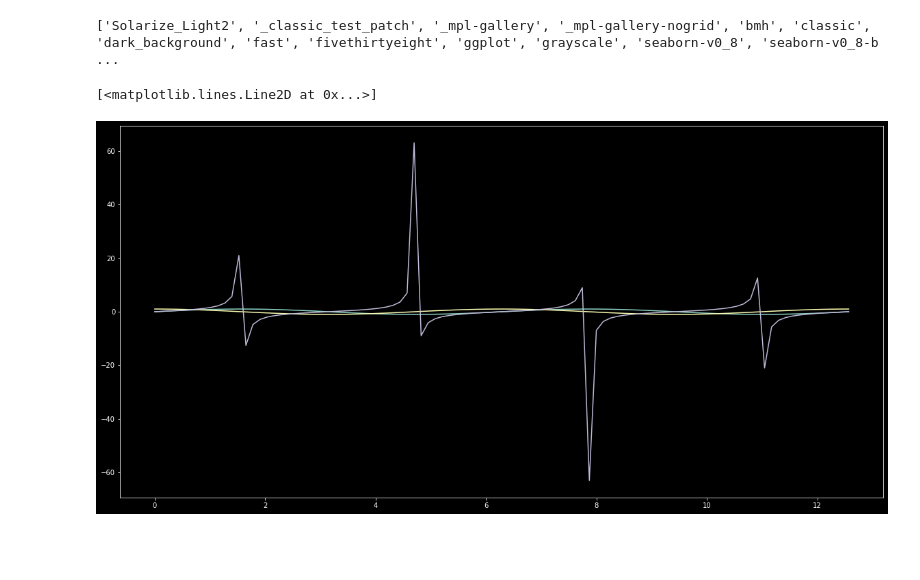
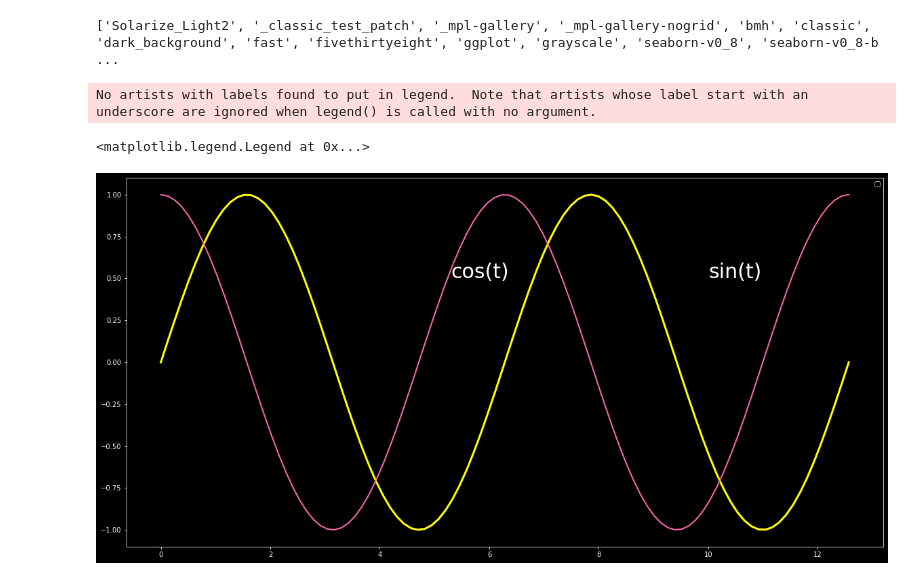
Before and after one commit to 31sanskriti/python-datascience, a Jupyter notebook: datascience/numpy_ex.ipynb, the cells around one changed output. Drawn from its saved outputs; the diff is of its cells as text; code cells hidden in the pictures; blank space fills up the shorter version.

```diff
--- a/datascience/numpy_ex.ipynb
+++ b/datascience/numpy_ex.ipynb
@@ -212,12 +210,16 @@ plt.style.use('dark_background')
 # %%
 plt.figure(figsize=(20,10))
 t = np.linspace(0,4*np.pi, 100)
 y= np.sin(t)
 x = np.cos(t)
-z = np.tan(t)
-plt.plot(t,y)
-plt.plot(t,x)
-plt.plot(t,z)
+#z = np.tan(t)
+plt.plot(t,y , color= 'yellow' , linewidth = 3)
+plt.plot(t,x , color = 'hotpink' , linewidth = 2)
+#plt.plot(t,z , color ='green' , linewidth = 3)
+plt.text(10,0.5 , 'sin(t)' , fontsize =30)
+plt.text(5.3,0.5 , 'cos(t)' , fontsize =30)
+plt.legend()
 # %% [output]
-[<matplotlib.lines.Line2D at 0x...>]
+No artists with labels found to put in legend.  Note that artists whose label start with an underscore are ignored when legend() is called with no argument.
+<matplotlib.legend.Legend at 0x...>
-[figure, old version]
+[figure, new version]
```
Also changed, not shown: parts of 6 cells of this notebook, 9 other files.
